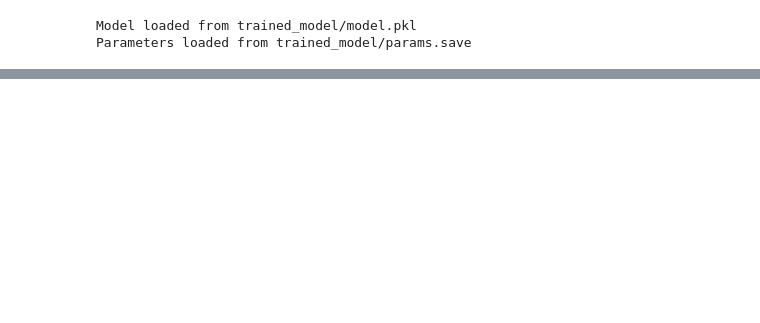
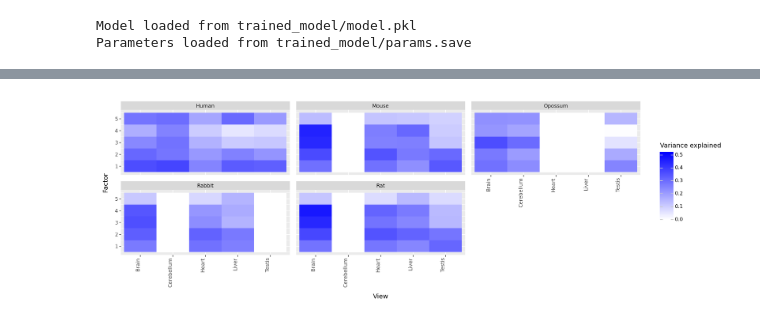
Before and after one commit to bioFAM/mofaflex-analysis, a Jupyter notebook: comparison_mefisto_evodevo/mefisto_evodevo.ipynb, the cells around one changed output, grey strips where cells are left out. Cells and saved outputs as stored; diff of their text form; code cells hidden in the pictures; blank space fills up the shorter version.

```diff
--- a/comparison_mefisto_evodevo/mefisto_evodevo.ipynb
+++ b/comparison_mefisto_evodevo/mefisto_evodevo.ipynb
@@ -65,3 +86,3 @@ plot_training_curve(model)
 # %%
-plot_variance_explained(model, groupby="group")
+plot_variance_explained(model, group_by="group")
 # %% [output]
@@ -68,0 +89 @@ plot_variance_explained(model, groupby="group")
+[figure, added]
```
Also changed, not shown: parts of 13 cells of this notebook.
